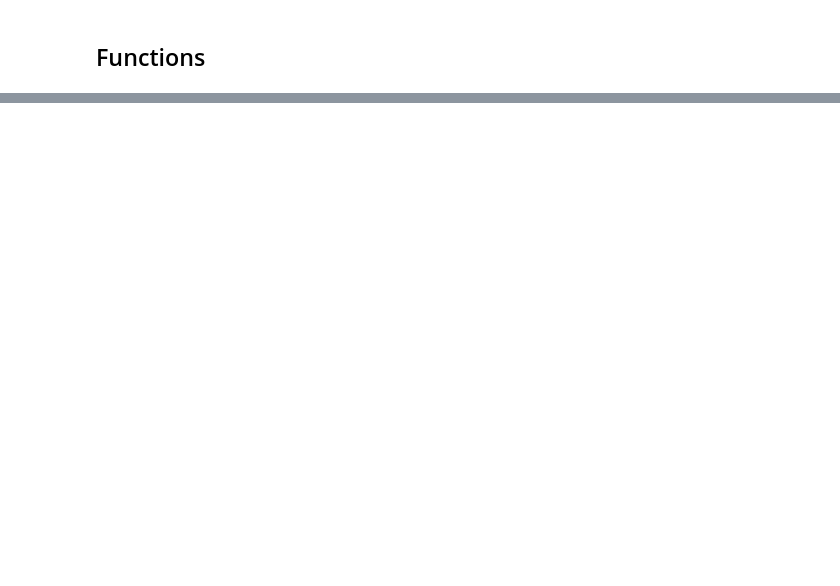
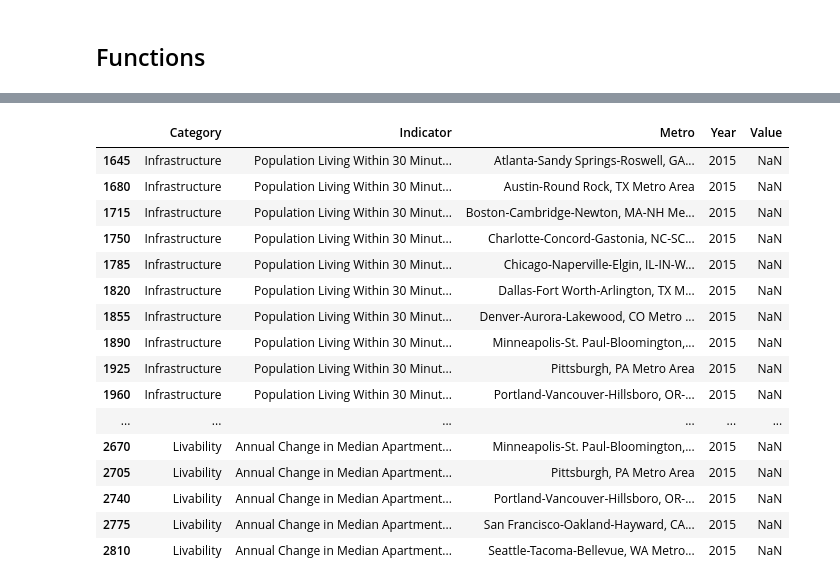
Before and after one commit to iamjeremybe/documents_to_share, a Jupyter notebook: Greater MSP Challenge/Reformat Greater MSP data.ipynb, the cells around one changed output, grey strips where cells are left out. Drawn from its saved outputs; the diff is of its cells as text; code cells hidden in the pictures; blank space fills up the shorter version.

```diff
--- a/Greater MSP Challenge/Reformat Greater MSP data.ipynb
+++ b/Greater MSP Challenge/Reformat Greater MSP data.ipynb
@@ -325,0 +675,22 @@ output_df.describe(include='all')
+# %%
+# Key Indicators with null values
+output_df.loc[(output_df['Key_Indicator'] == 1) &
+              (output_df['Value'].isnull()),['Category','Indicator','Metro','Year','Value']]
+# %% [output]
+|  | Category | Indicator | Metro | Year | Value |
+| 1645 | Infrastructure | Population Living Within 30 Minut... | Atlanta-Sandy Springs-Roswell, GA... | 2015 | NaN |
+| 1680 | Infrastructure | Population Living Within 30 Minut... | Austin-Round Rock, TX Metro Area | 2015 | NaN |
+| 1715 | Infrastructure | Population Living Within 30 Minut... | Boston-Cambridge-Newton, MA-NH Me... | 2015 | NaN |
+| 1750 | Infrastructure | Population Living Within 30 Minut... | Charlotte-Concord-Gastonia, NC-SC... | 2015 | NaN |
+| 1785 | Infrastructure | Population Living Within 30 Minut... | Chicago-Naperville-Elgin, IL-IN-W... | 2015 | NaN |
+| 1820 | Infrastructure | Population Living Within 30 Minut... | Dallas-Fort Worth-Arlington, TX M... | 2015 | NaN |
+| 1855 | Infrastructure | Population Living Within 30 Minut... | Denver-Aurora-Lakewood, CO Metro ... | 2015 | NaN |
+| 1890 | Infrastructure | Population Living Within 30 Minut... | Minneapolis-St. Paul-Bloomington,... | 2015 | NaN |
+| 1925 | Infrastructure | Population Living Within 30 Minut... | Pittsburgh, PA Metro Area | 2015 | NaN |
+| 1960 | Infrastructure | Population Living Within 30 Minut... | Portland-Vancouver-Hillsboro, OR-... | 2015 | NaN |
+| ... | ... | ... | ... | ... | ... |
+| 2670 | Livability | Annual Change in Median Apartment... | Minneapolis-St. Paul-Bloomington,... | 2015 | NaN |
+| 2705 | Livability | Annual Change in Median Apartment... | Pittsburgh, PA Metro Area | 2015 | NaN |
+| 2740 | Livability | Annual Change in Median Apartment... | Portland-Vancouver-Hillsboro, OR-... | 2015 | NaN |
+| 2775 | Livability | Annual Change in Median Apartment... | San Francisco-Oakland-Hayward, CA... | 2015 | NaN |
+| 2810 | Livability | Annual Change in Median Apartment... | Seattle-Tacoma-Bellevue, WA Metro... | 2015 | NaN |
```
Also changed, not shown: parts of 73 cells of this notebook, 3 other files.
